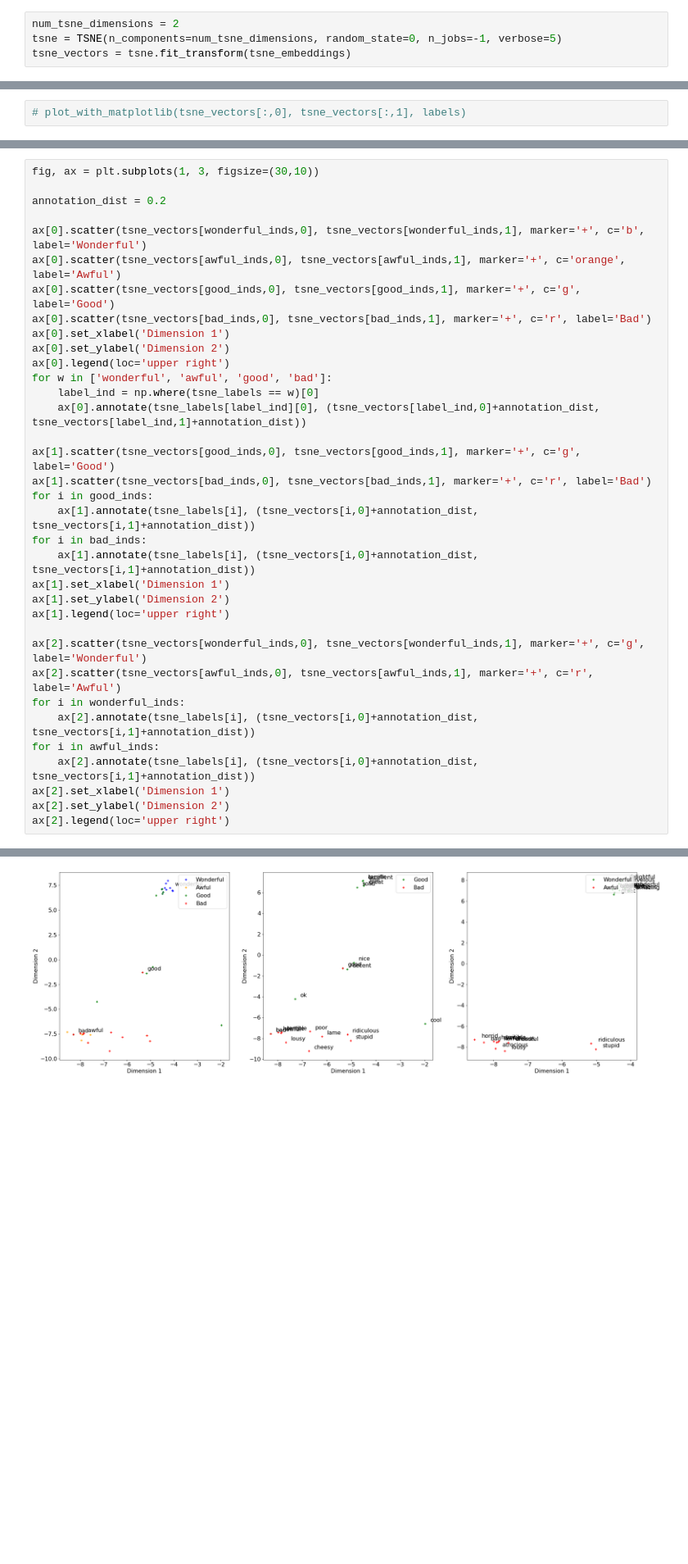
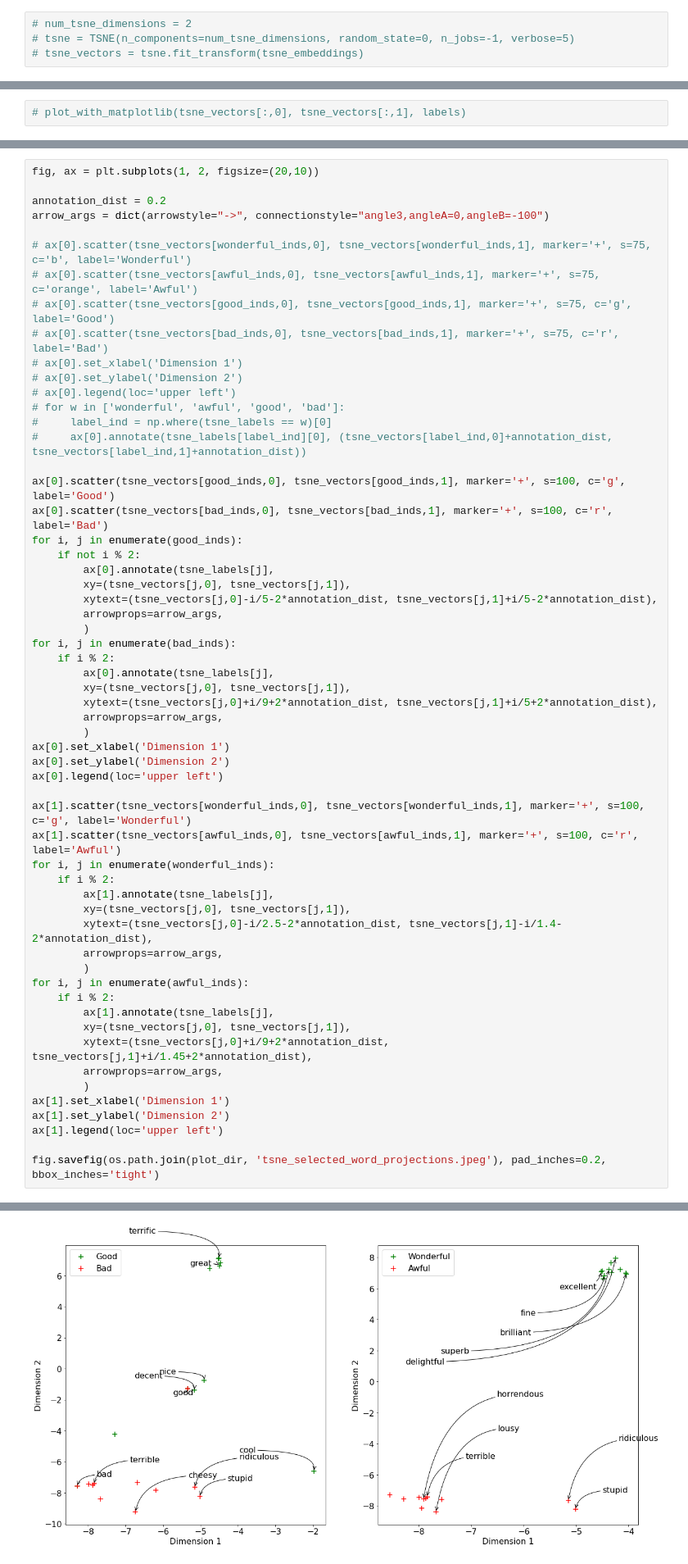
Before and after one commit to thatscotdatasci/MLMI13, a Jupyter notebook: run_doc2vec.ipynb, the cells around one changed output, grey strips where cells are left out. Shown at 82% size. Drawn from its saved outputs; the diff is of its cells as text; blank space fills up the shorter version.

```diff
--- a/run_doc2vec.ipynb
+++ b/run_doc2vec.ipynb
@@ -527,6 +671,6 @@ tsne_labels = np.hstack((gensim_labels, imdb_labels))
 
 tsne_reviews = np.hstack((np.zeros_like(gensim_labels), np.array(imdb_training_pos_files), np.array(imdb_training_neg_files), np.array(imdb_testing_pos_files), np.array(imdb_testing_neg_files)))
 # %%
-num_tsne_dimensions = 2
-tsne = TSNE(n_components=num_tsne_dimensions, random_state=0, n_jobs=-1, verbose=5)
-tsne_vectors = tsne.fit_transform(tsne_embeddings)
+# num_tsne_dimensions = 2
+# tsne = TSNE(n_components=num_tsne_dimensions, random_state=0, n_jobs=-1, verbose=5)
+# tsne_vectors = tsne.fit_transform(tsne_embeddings)
@@ -575,38 +701,61 @@ ax.legend()
 <matplotlib.legend.Legend at 0x...>
 [figure]
 # %%
-fig, ax = plt.subplots(1, 3, figsize=(30,10))
+fig, ax = plt.subplots(1, 2, figsize=(20,10))
 
 annotation_dist = 0.2
+arrow_args = dict(arrowstyle="->", connectionstyle="angle3,angleA=0,angleB=-100")
 
-ax[0].scatter(tsne_vectors[wonderful_inds,0], tsne_vectors[wonderful_inds,1], marker='+', c='b', label='Wonderful')
-ax[0].scatter(tsne_vectors[awful_inds,0], tsne_vectors[awful_inds,1], marker='+', c='orange', label='Awful')
-ax[0].scatter(tsne_vectors[good_inds,0], tsne_vectors[good_inds,1], marker='+', c='g', label='Good')
-ax[0].scatter(tsne_vectors[bad_inds,0], tsne_vectors[bad_inds,1], marker='+', c='r', label='Bad')
+# ax[0].scatter(tsne_vectors[wonderful_inds,0], tsne_vectors[wonderful_inds,1], marker='+', s=75, c='b', label='Wonderful')
+# ax[0].scatter(tsne_vectors[awful_inds,0], tsne_vectors[awful_inds,1], marker='+', s=75, c='orange', label='Awful')
+# ax[0].scatter(tsne_vectors[good_inds,0], tsne_vectors[good_inds,1], marker='+', s=75, c='g', label='Good')
+# ax[0].scatter(tsne_vectors[bad_inds,0], tsne_vectors[bad_inds,1], marker='+', s=75, c='r', label='Bad')
+# ax[0].set_xlabel('Dimension 1')
+# ax[0].set_ylabel('Dimension 2')
+# ax[0].legend(loc='upper left')
+# for w in ['wonderful', 'awful', 'good', 'bad']:
+#     label_ind = np.where(tsne_labels == w)[0]
+#     ax[0].annotate(tsne_labels[label_ind][0], (tsne_vectors[label_ind,0]+annotation_dist, tsne_vectors[label_ind,1]+annotation_dist))
+
+ax[0].scatter(tsne_vectors[good_inds,0], tsne_vectors[good_inds,1], marker='+', s=100, c='g', label='Good')
+ax[0].scatter(tsne_vectors[bad_inds,0], tsne_vectors[bad_inds,1], marker='+', s=100, c='r', label='Bad')
+for i, j in enumerate(good_inds):
+    if not i % 2:
+        ax[0].annotate(tsne_labels[j],
+        xy=(tsne_vectors[j,0], tsne_vectors[j,1]),
+        xytext=(tsne_vectors[j,0]-i/5-2*annotation_dist, tsne_vectors[j,1]+i/5-2*annotation_dist),
+        arrowprops=arrow_args,
+        )
+for i, j in enumerate(bad_inds):
+    if i % 2:
+        ax[0].annotate(tsne_labels[j],
+        xy=(tsne_vectors[j,0], tsne_vectors[j,1]),
+        xytext=(tsne_vectors[j,0]+i/9+2*annotation_dist, tsne_vectors[j,1]+i/5+2*annotation_dist),
+        arrowprops=arrow_args,
+        )
 ax[0].set_xlabel('Dimension 1')
 ax[0].set_ylabel('Dimension 2')
-ax[0].legend(loc='upper right')
-for w in ['wonderful', 'awful', 'good', 'bad']:
-    label_ind = np.where(tsne_labels == w)[0]
-    ax[0].annotate(tsne_labels[label_ind][0], (tsne_vectors[label_ind,0]+annotation_dist, tsne_vectors[label_ind,1]+annotation_dist))
+ax[0].legend(loc='upper left')
 
-ax[1].scatter(tsne_vectors[good_inds,0], tsne_vectors[good_inds,1], marker='+', c='g', label='Good')
-ax[1].scatter(tsne_vectors[bad_inds,0], tsne_vectors[bad_inds,1], marker='+', c='r', label='Bad')
-for i in good_inds:
-    ax[1].annotate(tsne_labels[i], (tsne_vectors[i,0]+annotation_dist, tsne_vectors[i,1]+annotation_dist))
-for i in bad_inds:
-    ax[1].annotate(tsne_labels[i], (tsne_vectors[i,0]+annotation_dist, tsne_vectors[i,1]+annotation_dist))
+ax[1].scatter(tsne_vectors[wonderful_inds,0], tsne_vectors[wonderful_inds,1], marker='+', s=100, c='g', label='Wonderful')
+ax[1].scatter(tsne_vectors[awful_inds,0], tsne_vectors[awful_inds,1], marker='+', s=100, c='r', label='Awful')
+for i, j in enumerate(wonderful_inds):
+    if i % 2:
+        ax[1].annotate(tsne_labels[j],
+        xy=(tsne_vectors[j,0], tsne_vectors[j,1]),
+        xytext=(tsne_vectors[j,0]-i/2.5-2*annotation_dist, tsne_vectors[j,1]-i/1.4-2*annotation_dist),
+        arrowprops=arrow_args,
+        )
+for i, j in enumerate(awful_inds):
+    if i % 2:
+        ax[1].annotate(tsne_labels[j],
+        xy=(tsne_vectors[j,0], tsne_vectors[j,1]),
+        xytext=(tsne_vectors[j,0]+i/9+2*annotation_dist, tsne_vectors[j,1]+i/1.45+2*annotation_dist),
+        arrowprops=arrow_args,
+        )
 ax[1].set_xlabel('Dimension 1')
 ax[1].set_ylabel('Dimension 2')
-ax[1].legend(loc='upper right')
+ax[1].legend(loc='upper left')
 
-ax[2].scatter(tsne_vectors[wonderful_inds,0], tsne_vectors[wonderful_inds,1], marker='+', c='g', label='Wonderful')
-ax[2].scatter(tsne_vectors[awful_inds,0], tsne_vectors[awful_inds,1], marker='+', c='r', label='Awful')
-for i in wonderful_inds:
-    ax[2].annotate(tsne_labels[i], (tsne_vectors[i,0]+annotation_dist, tsne_vectors[i,1]+annotation_dist))
-for i in awful_inds:
-    ax[2].annotate(tsne_labels[i], (tsne_vectors[i,0]+annotation_dist, tsne_vectors[i,1]+annotation_dist))
-ax[2].set_xlabel('Dimension 1')
-ax[2].set_ylabel('Dimension 2')
-ax[2].legend(loc='upper right')
+fig.savefig(os.path.join(plot_dir, 'tsne_selected_word_projections.jpeg'), pad_inches=0.2, bbox_inches='tight')
 # %% [output]
@@ -614 +762 @@ ax[2].legend(loc='upper right')
-[figure, old version]
+[figure, new version]
```
Also changed, not shown: parts of 26 cells of this notebook, 2 other files.
